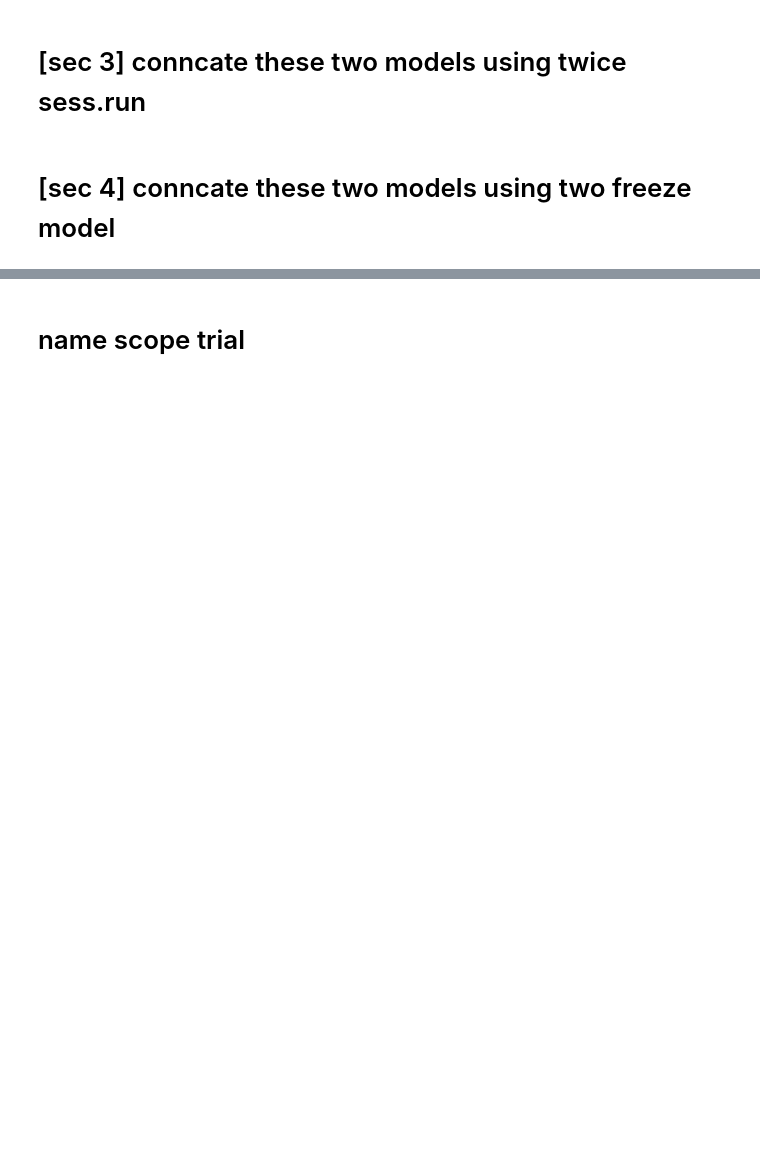
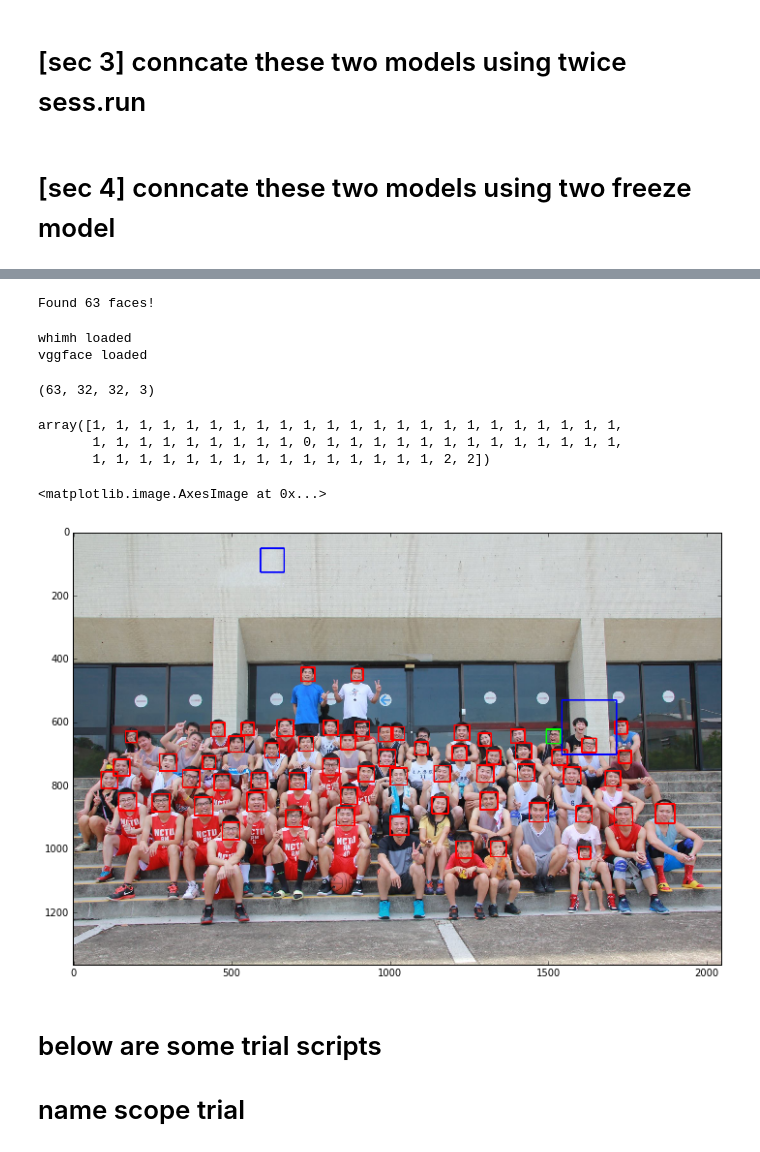
Before and after one commit to penolove/whimh2.0, a Jupyter notebook: Pretensor_whimh.ipynb, the cells around one changed output, grey strips where cells are left out. Saved outputs shown, nothing was run; the diff lists cells and outputs as text; code cells hidden in the pictures; blank space fills up the shorter version.

```diff
--- a/Pretensor_whimh.ipynb
+++ b/Pretensor_whimh.ipynb
@@ -337,0 +521,42 @@ sess.close()
+# %%
+gray = cv2.cvtColor(image, cv2.COLOR_BGR2GRAY)
+# a face detection model
+cascPath = "haarcascade_frontalface_default.xml"
+faceCascade = cv2.CascadeClassifier(cascPath)
+
+faces = faceCascade.detectMultiScale(
+    gray,
+    scaleFactor=1.1,
+    minNeighbors=5,
+    minSize=(30, 30),
+    flags = cv2.cv.CV_HAAR_SCALE_IMAGE
+)
+count=0
+print "Found {0} faces!".format(len(faces))
+# %% [output]
+Found 63 faces!
+# %%
+#load the Whimh model you build
+import tensorflow as tf
+sess = tf.InteractiveSession()
+x_tf = tf.placeholder(tf.float32, shape=[None, 32,32,3],name="raw_images_mh")
+x_tf_1=tf.image.resize_images(x_tf,224,224)
+#x_tf_1=tf.image.resize_images(x_tf,128,128)
+#x_tf_1=tf.image.resize_images(x_tf,64,64)
+
+#load whihm model
+with open("pretensorWhimh.pb", mode='rb') as f:
+  fileContent = f.read()
+
+gdef_1 = tf.GraphDef()
+gdef_1.ParseFromString(fileContent)
+print 'whimh loaded'
+#load vgg face
+with open("vggface16.tfmodel", mode='rb') as f:
+  fileContent = f.read()
+gdef_2 = tf.GraphDef()
+gdef_2.ParseFromString(fileContent)
+print 'vggface loaded'
+# %% [output]
+whimh loaded
+vggface loaded
@@ -337,0 +569,23 @@ sess.close()
+# %%
+import numpy as np
+if(len(faces)>0):
+    frames = np.empty((len(faces), 32,32, 3))
+    frames2 = np.empty((len(faces), 32,32, 3))
+    k=0
+    for (x,y,w,h) in faces:
+
+        frames[k,:,:,:] = cv2.resize(image[y:y+h,x:x+w],(32,32))
+        k=k+1
+    print frames.shape
+    frames2=frames[:,:,:,[2,1,0]]
+# %% [output]
+(63, 32, 32, 3)
+# %%
+#get the predict result through tensorflow
+records=sess.run(results, feed_dict={x_tf:frames2})[0]
+#0 min-han ,1-not minhan ,2 not human
+records
+# %% [output]
+array([1, 1, 1, 1, 1, 1, 1, 1, 1, 1, 1, 1, 1, 1, 1, 1, 1, 1, 1, 1, 1, 1, 1,
+       1, 1, 1, 1, 1, 1, 1, 1, 1, 0, 1, 1, 1, 1, 1, 1, 1, 1, 1, 1, 1, 1, 1,
+       1, 1, 1, 1, 1, 1, 1, 1, 1, 1, 1, 1, 1, 1, 1, 2, 2])
@@ -337,0 +603,10 @@ sess.close()
+# %%
+%matplotlib inline
+img = cv2.cvtColor(image, cv2.cv.CV_BGR2RGB)
+plt.figure(figsize=(12,16))
+
+plt.imshow(img)
+#blue is predicted as not human , green are Min-han ,red are not min-han
+# %% [output]
+<matplotlib.image.AxesImage at 0x...>
+[figure, added]
@@ -338,4 +615,5 @@ sess.close()
 # %% [markdown]
+# below are some trial scripts
 # name scope trial
 # %%
 import tensorflow as tf
```
Also changed, not shown: parts of 52 cells of this notebook, 22 other files.
